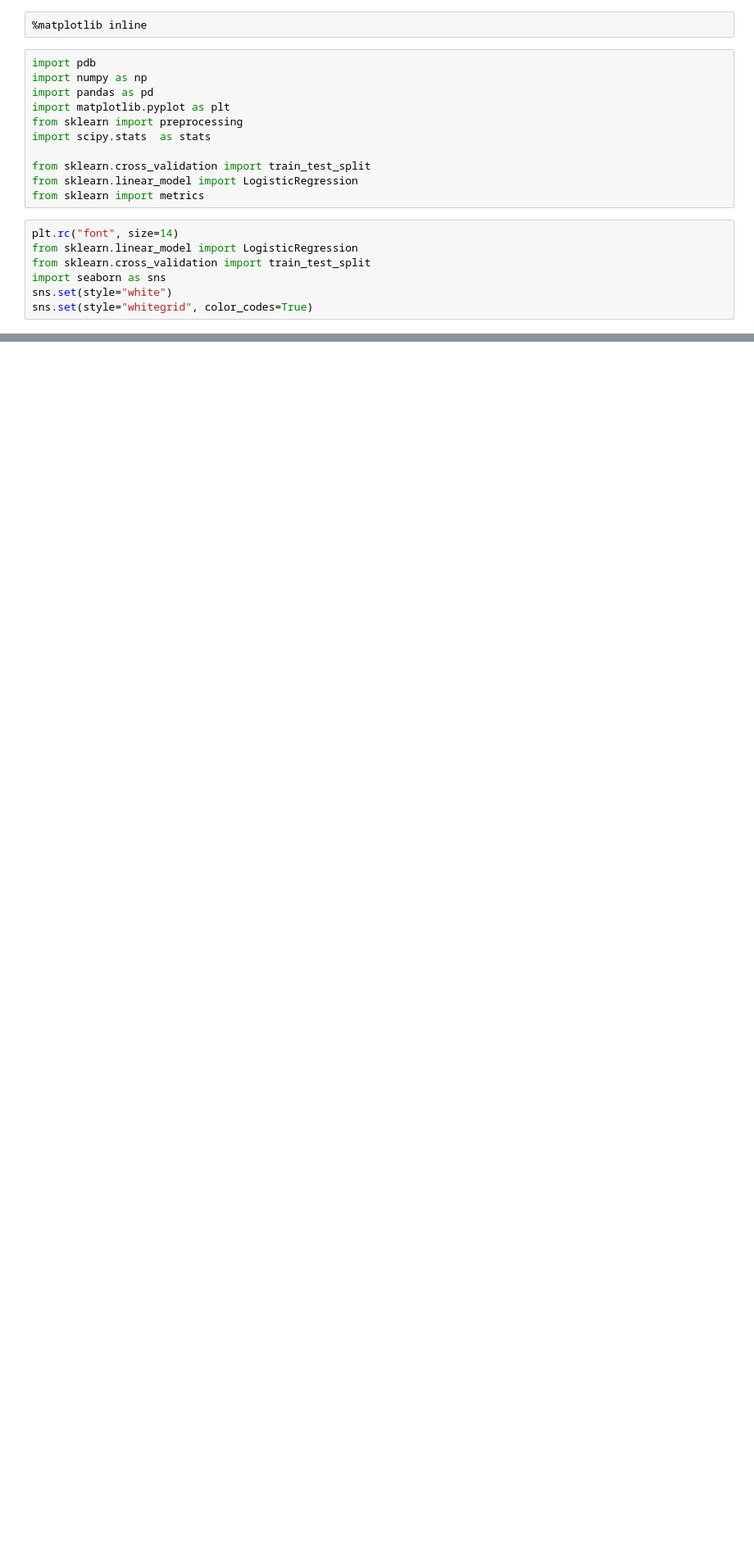
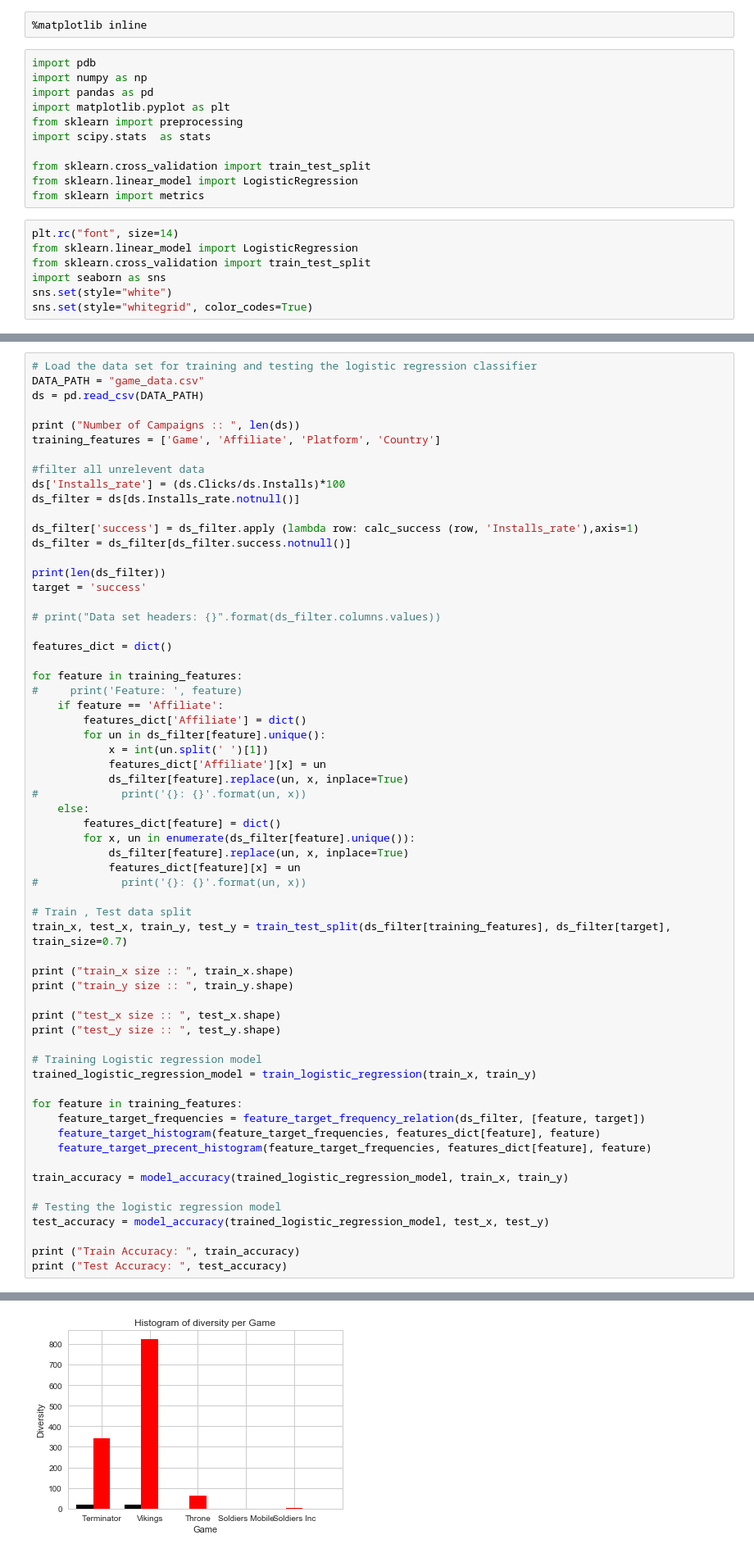
Before and after one commit to NikiB/PlariumDS, a Jupyter notebook: Plarium.ipynb, the cells around one changed output, grey strips where cells are left out. Shown at 82% size. Cells and saved outputs as stored; diff of their text form; blank space fills up the shorter version.

```diff
--- a/Plarium.ipynb
+++ b/Plarium.ipynb
@@ -267,0 +271,63 @@ Test Accuracy:  0.93271804988
+# %%
+# Load the data set for training and testing the logistic regression classifier
+DATA_PATH = "game_data.csv"
+ds = pd.read_csv(DATA_PATH)
+
+print ("Number of Campaigns :: ", len(ds))
+training_features = ['Game', 'Affiliate', 'Platform', 'Country']
+
+#filter all unrelevent data
+ds['Installs_rate'] = (ds.Clicks/ds.Installs)*100
+ds_filter = ds[ds.Installs_rate.notnull()]
+
+ds_filter['success'] = ds_filter.apply (lambda row: calc_success (row, 'Installs_rate'),axis=1)
+ds_filter = ds_filter[ds_filter.success.notnull()]
+
+print(len(ds_filter))
+target = 'success'
+
+# print("Data set headers: {}".format(ds_filter.columns.values))
+
+features_dict = dict()
+
+for feature in training_features:
+#     print('Feature: ', feature)
+    if feature == 'Affiliate':
+        features_dict['Affiliate'] = dict()
+        for un in ds_filter[feature].unique():
+            x = int(un.split(' ')[1])
+            features_dict['Affiliate'][x] = un
+            ds_filter[feature].replace(un, x, inplace=True)
+#             print('{}: {}'.format(un, x))
+    else:
+        features_dict[feature] = dict()
+        for x, un in enumerate(ds_filter[feature].unique()):
+            ds_filter[feature].replace(un, x, inplace=True)
+            features_dict[feature][x] = un
+#             print('{}: {}'.format(un, x))
+
+# Train , Test data split
+train_x, test_x, train_y, test_y = train_test_split(ds_filter[training_features], ds_filter[target], train_size=0.7)
+
+print ("train_x size :: ", train_x.shape)
+print ("train_y size :: ", train_y.shape)
+
+print ("test_x size :: ", test_x.shape)
+print ("test_y size :: ", test_y.shape)
+
+# Training Logistic regression model
+trained_logistic_regression_model = train_logistic_regression(train_x, train_y)
+
+for feature in training_features:
+    feature_target_frequencies = feature_target_frequency_relation(ds_filter, [feature, target])
+    feature_target_histogram(feature_target_frequencies, features_dict[feature], feature)
+    feature_target_precent_histogram(feature_target_frequencies, features_dict[feature], feature)
+
+train_accuracy = model_accuracy(trained_logistic_regression_model, train_x, train_y)
+
+# Testing the logistic regression model
+test_accuracy = model_accuracy(trained_logistic_regression_model, test_x, test_y)
+
+print ("Train Accuracy: ", train_accuracy)
+print ("Test Accuracy: ", test_accuracy)
+# %% [output]
@@ -267,0 +347 @@ Test Accuracy:  0.93271804988
+[figure, added]
```
Also changed, not shown: parts of 4 cells of this notebook.
